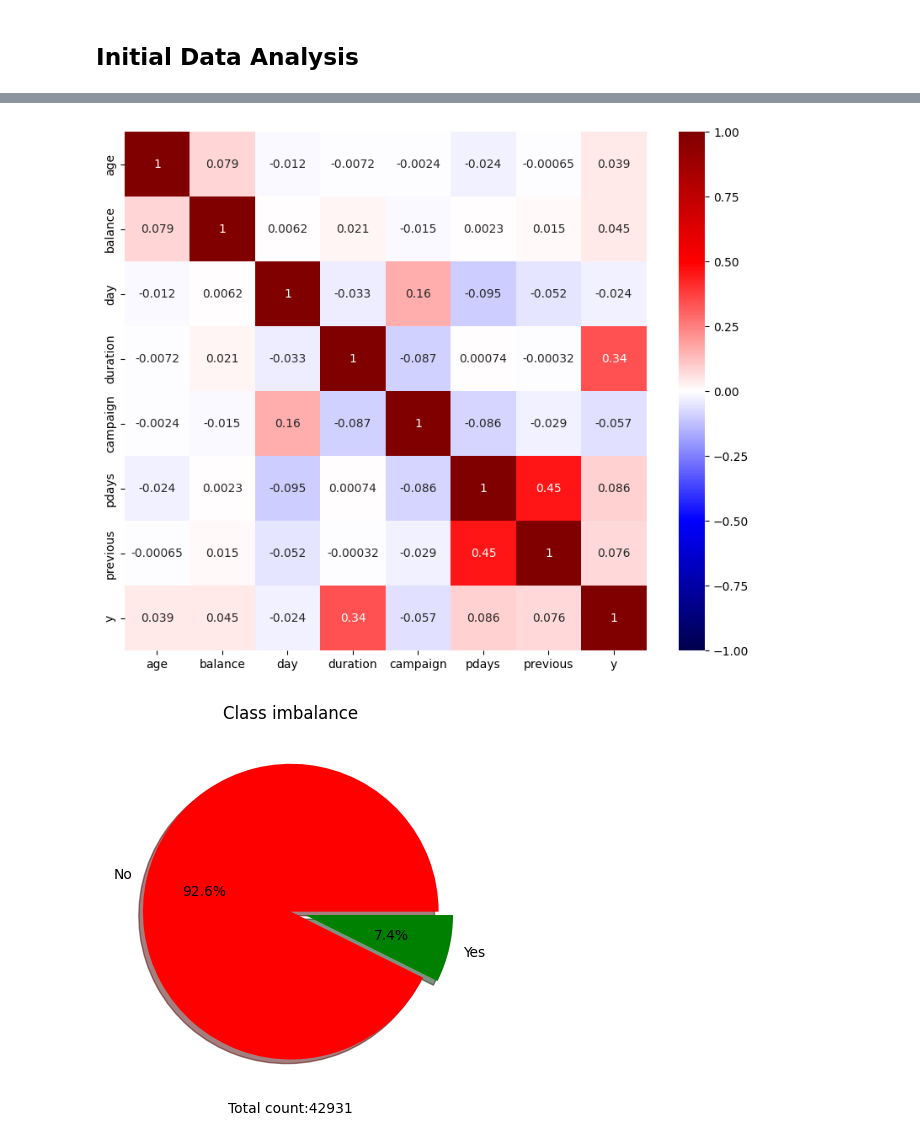
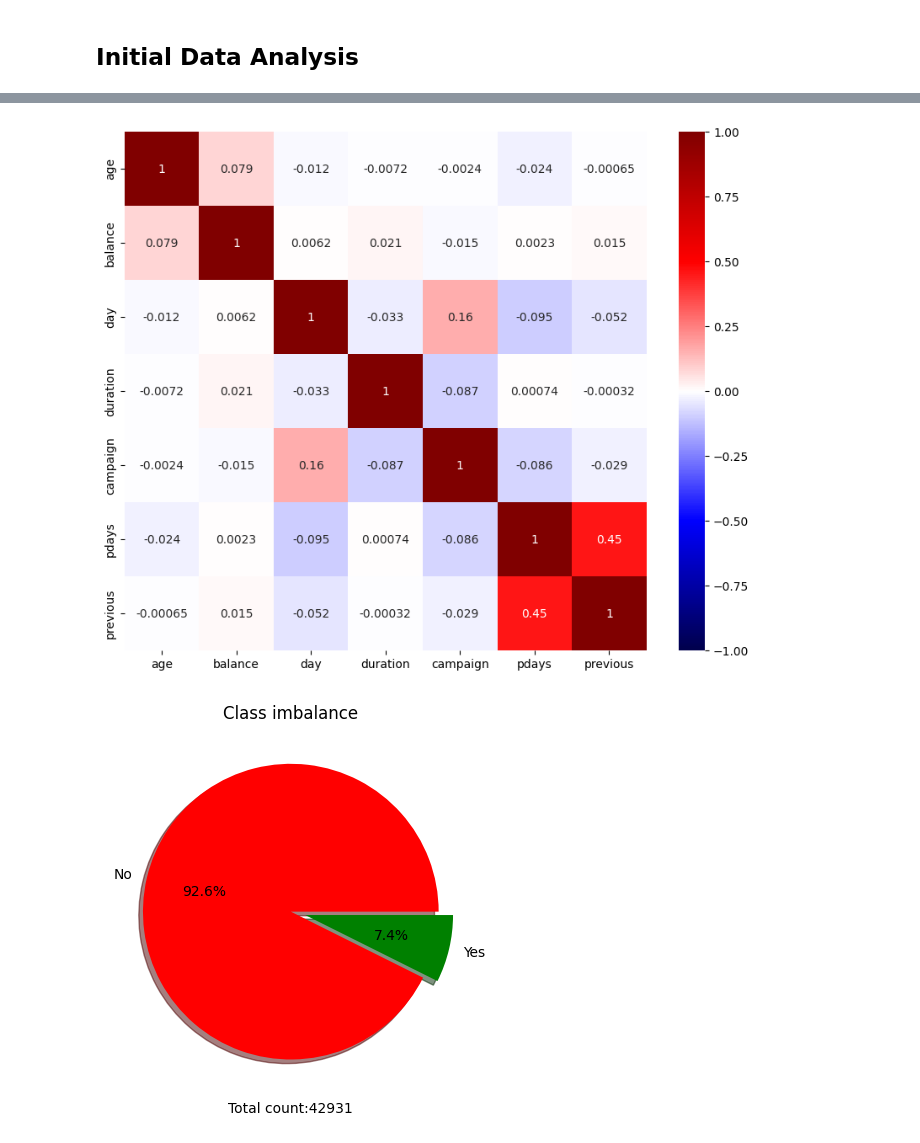
Before and after one commit to andredido/Fastweb-Data-Science-Assignment, a Jupyter notebook: Fastweb-Data-Science-Assignment.ipynb, the cells around one changed output, grey strips where cells are left out. Saved outputs shown, nothing was run; the diff lists cells and outputs as text; code cells hidden in the pictures.

```diff
--- a/Fastweb-Data-Science-Assignment.ipynb
+++ b/Fastweb-Data-Science-Assignment.ipynb
@@ -67,14 +66,15 @@ df.describe()
 | max | 150.000000 | 102127.000000 | 99.000000 | 4918.000000 | 63.000000 | 871.000000 | 275.000000 | 1.000000 |
 # %%
 #Pearson Correlation
-corr_mat = df[['age', 'balance', 'day',
-               'duration', 'campaign', 'pdays', 'previous', 'y']].corr()
+corr_mat = df[cols_num].corr()
 
 
 plt.figure(figsize=(10,8))
 ax = sns.heatmap(corr_mat, annot=True, vmin=-1, vmax=1, cmap='seismic')
+
+#correlation not very high, pca so may not be effective
 # %% [output]
-[figure, old version]
+[figure, new version]
 # %%
 ##Class imbalance
 plt.plot()
```
Also changed, not shown: parts of 23 cells of this notebook.
